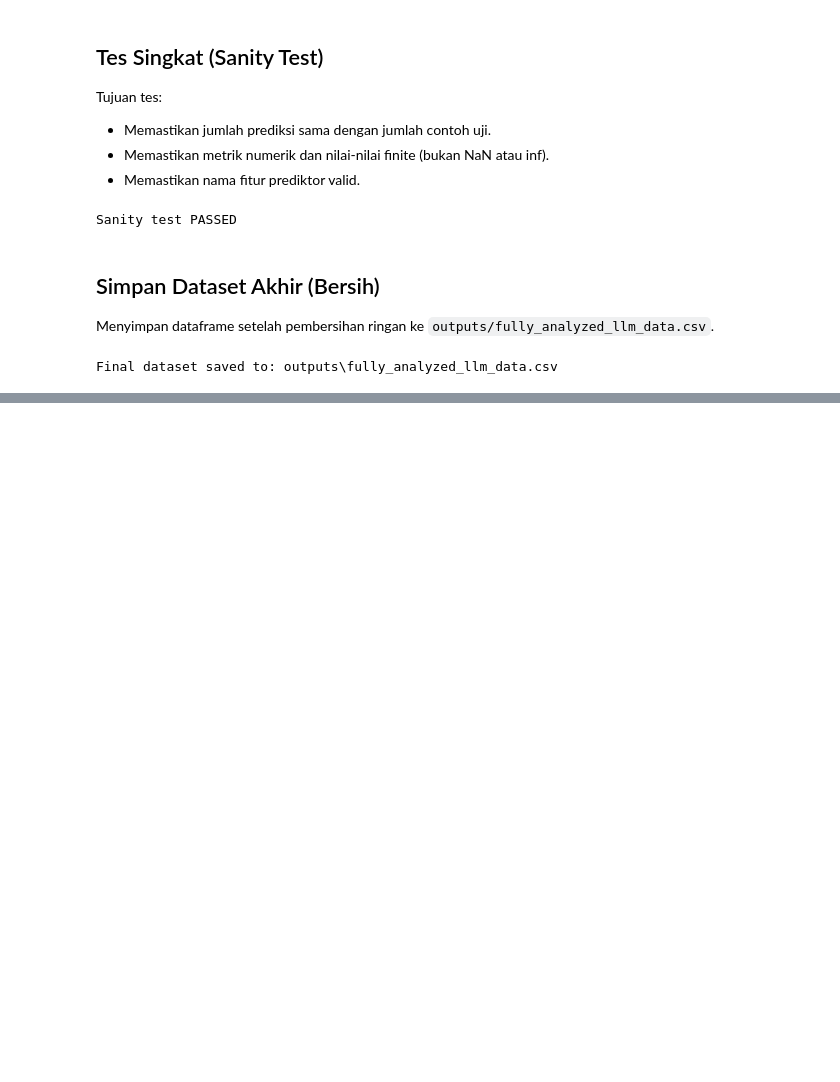
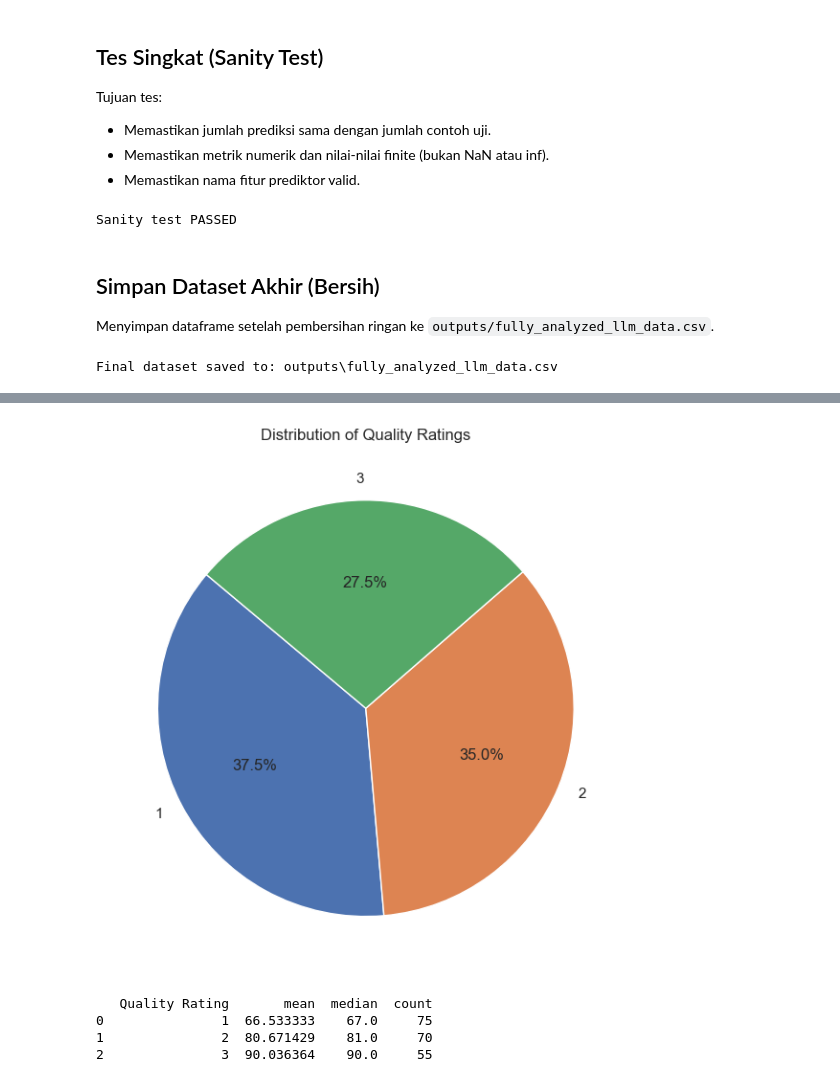
Before and after one commit to sttnf/eda, a Jupyter notebook: UAS/main.ipynb, the cells around one changed output, grey strips where cells are left out. Saved outputs shown, nothing was run; the diff lists cells and outputs as text; code cells hidden in the pictures; blank space fills up the shorter version.

```diff
--- a/UAS/main.ipynb
+++ b/UAS/main.ipynb
@@ -189,0 +220,20 @@ Final dataset saved to: outputs\fully_analyzed_llm_data.csv
+# %%
+# Pie Chart of Rating Distribution
+rating_counts = df[y_col].value_counts().sort_index()
+plt.figure(figsize=(6,6))
+plt.pie(rating_counts, labels=rating_counts.index, autopct='%1.1f%%', startangle=140)
+plt.title('Distribution of Quality Ratings')
+plt.tight_layout()
+plt.show()
+# %% [output]
+[figure, added]
+# %%
+# Group By Data
+
+grouped = df.groupby(y_col)[x_col].agg(['mean', 'median', 'count']).reset_index()
+print(grouped)
+# %% [output]
+   Quality Rating       mean  median  count
+0               1  66.533333    67.0     75
+1               2  80.671429    81.0     70
+2               3  90.036364    90.0     55
```
Also changed, not shown: parts of 3 cells of this notebook.
